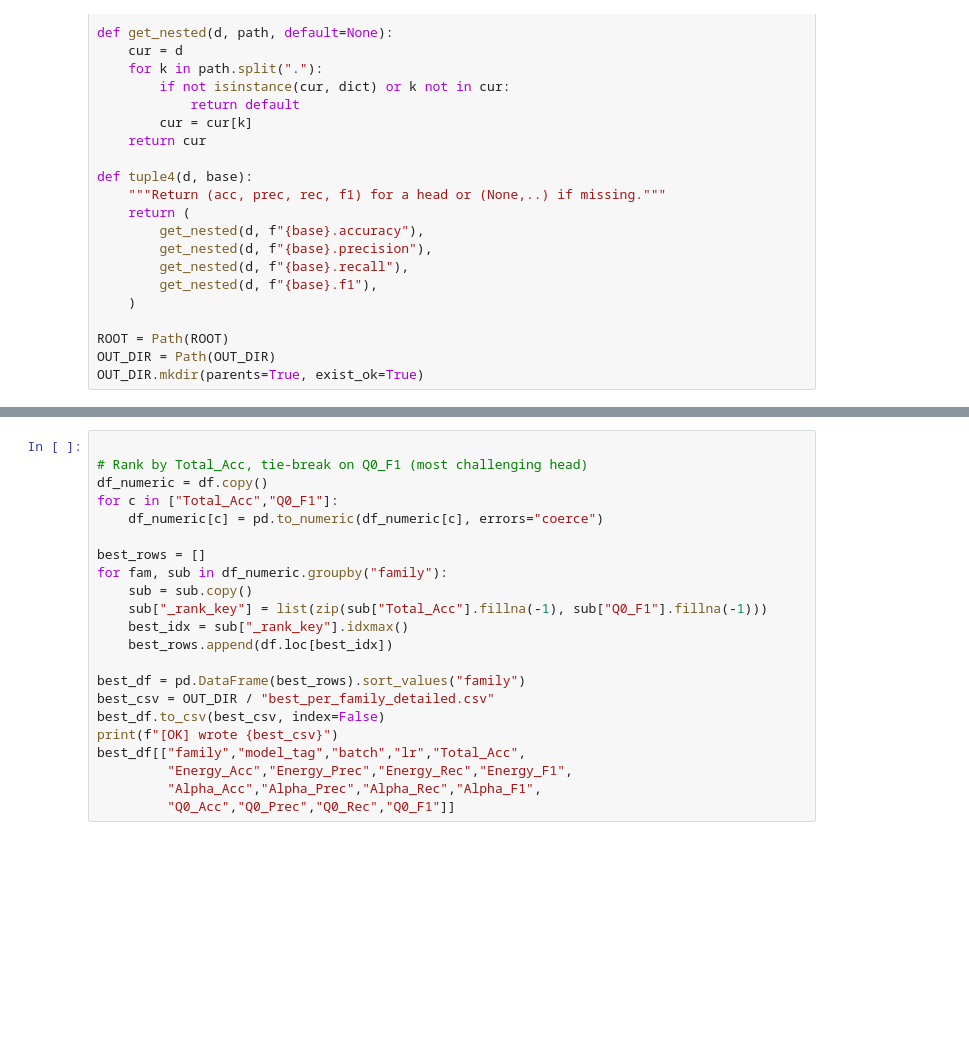
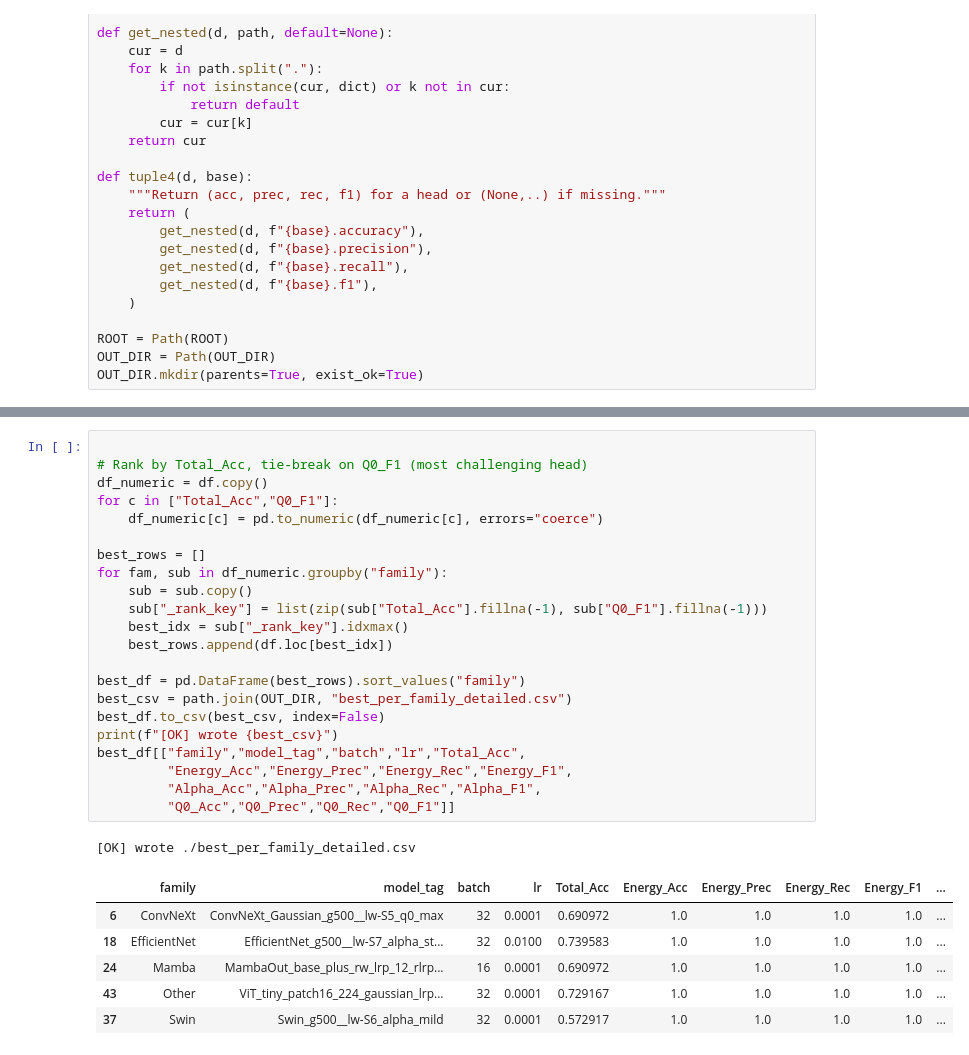
Before and after one commit to hmehryar/ml-jet-param-predictor, a Jupyter notebook: experiments/exp_loss_weight_sweep/aggregate_sweep_results.ipynb, the cells around one changed output, grey strips where cells are left out. Saved outputs shown, nothing was run; the diff lists cells and outputs as text; blank space fills up the shorter version.

```diff
--- a/experiments/exp_loss_weight_sweep/aggregate_sweep_results.ipynb
+++ b/experiments/exp_loss_weight_sweep/aggregate_sweep_results.ipynb
@@ -138,22 +164,30 @@ except Exception as e:
 # %%
 
 # Rank by Total_Acc, tie-break on Q0_F1 (most challenging head)
 df_numeric = df.copy()
 for c in ["Total_Acc","Q0_F1"]:
     df_numeric[c] = pd.to_numeric(df_numeric[c], errors="coerce")
 
 best_rows = []
 for fam, sub in df_numeric.groupby("family"):
     sub = sub.copy()
     sub["_rank_key"] = list(zip(sub["Total_Acc"].fillna(-1), sub["Q0_F1"].fillna(-1)))
     best_idx = sub["_rank_key"].idxmax()
     best_rows.append(df.loc[best_idx])
 
 best_df = pd.DataFrame(best_rows).sort_values("family")
-best_csv = OUT_DIR / "best_per_family_detailed.csv"
+best_csv = path.join(OUT_DIR, "best_per_family_detailed.csv")
 best_df.to_csv(best_csv, index=False)
 print(f"[OK] wrote {best_csv}")
 best_df[["family","model_tag","batch","lr","Total_Acc",
          "Energy_Acc","Energy_Prec","Energy_Rec","Energy_F1",
          "Alpha_Acc","Alpha_Prec","Alpha_Rec","Alpha_F1",
          "Q0_Acc","Q0_Prec","Q0_Rec","Q0_F1"]]
+# %% [output]
+[OK] wrote ./best_per_family_detailed.csv
+|  | family | model_tag | batch | lr | Total_Acc | Energy_Acc | Energy_Prec | Energy_Rec | Energy_F1 | ... |
+| 6 | ConvNeXt | ConvNeXt_Gaussian_g500__lw-S5_q0_max | 32 | 0.0001 | 0.690972 | 1.0 | 1.0 | 1.0 | 1.0 | ... |
+| 18 | EfficientNet | EfficientNet_g500__lw-S7_alpha_st... | 32 | 0.0100 | 0.739583 | 1.0 | 1.0 | 1.0 | 1.0 | ... |
+| 24 | Mamba | MambaOut_base_plus_rw_lrp_12_rlrp... | 16 | 0.0001 | 0.690972 | 1.0 | 1.0 | 1.0 | 1.0 | ... |
+| 43 | Other | ViT_tiny_patch16_224_gaussian_lrp... | 32 | 0.0001 | 0.729167 | 1.0 | 1.0 | 1.0 | 1.0 | ... |
+| 37 | Swin | Swin_g500__lw-S6_alpha_mild | 32 | 0.0001 | 0.572917 | 1.0 | 1.0 | 1.0 | 1.0 | ... |
```
Also changed, not shown: parts of 5 cells of this notebook.
